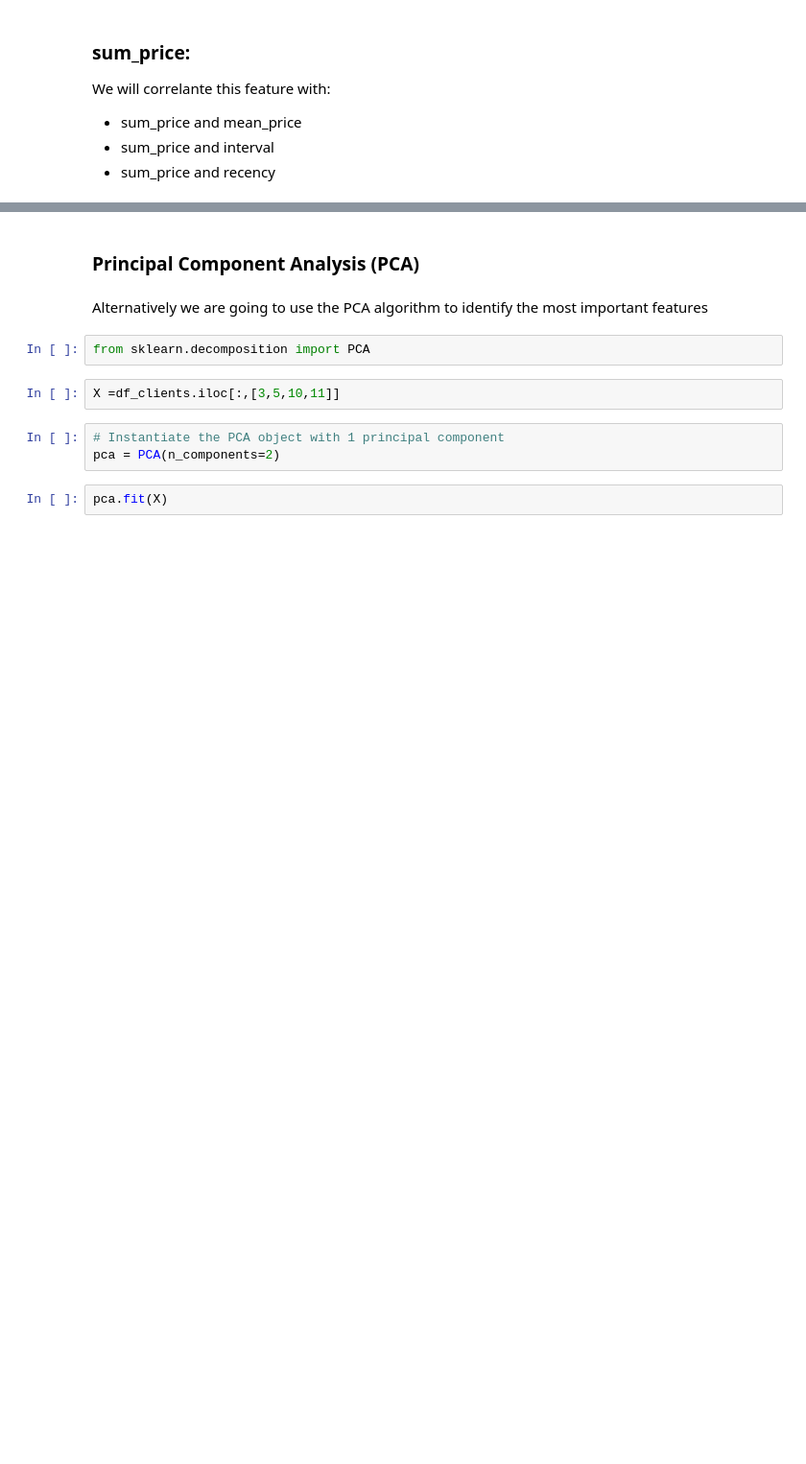
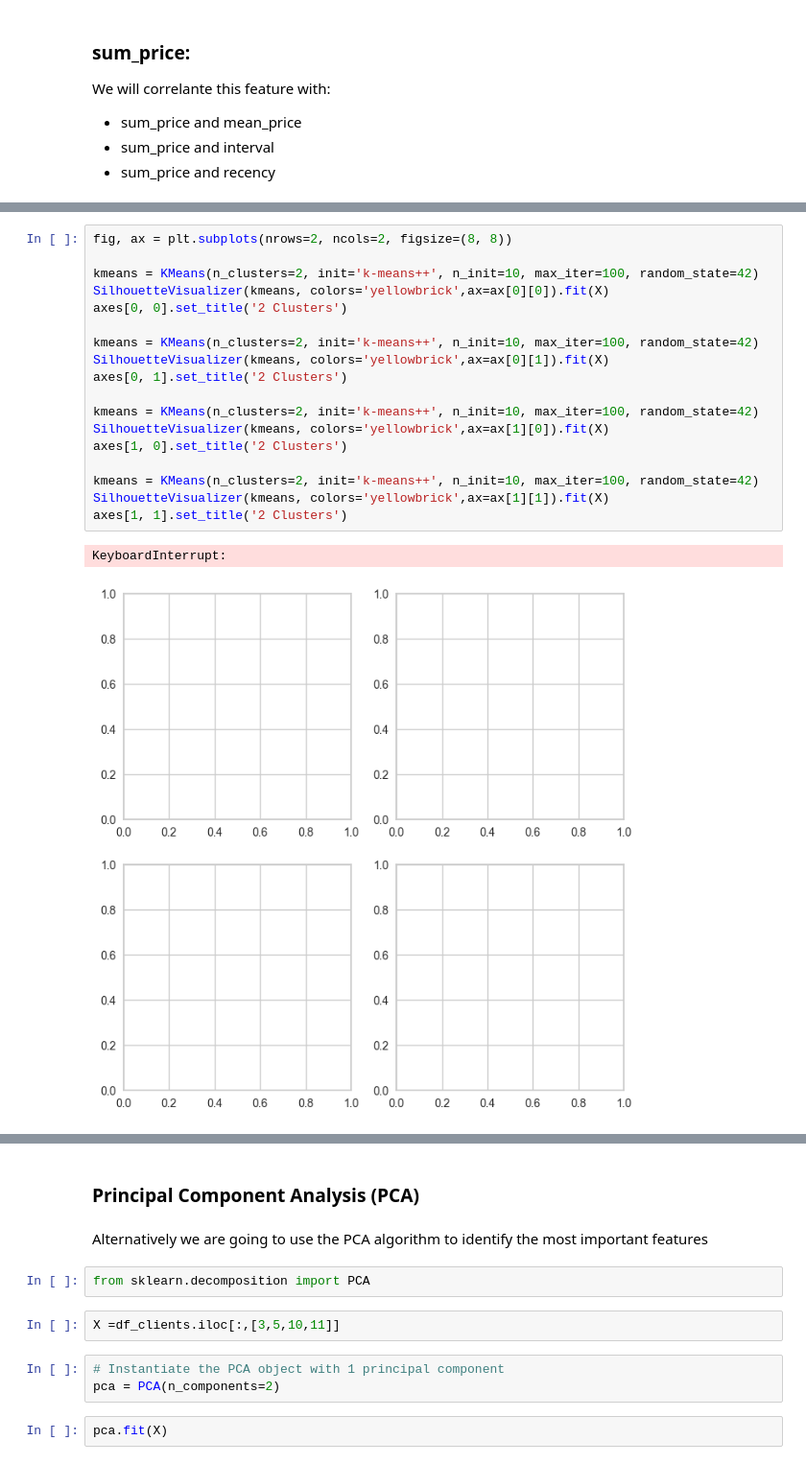
Before and after one commit to barbarafarah/clustering-clients, a Jupyter notebook: classifyng-customers.ipynb, the cells around one changed output, grey strips where cells are left out. Shown at 96% size. Cells and saved outputs as stored; diff of their text form; blank space fills up the shorter version.

```diff
--- a/classifyng-customers.ipynb
+++ b/classifyng-customers.ipynb
@@ -552,0 +679,21 @@ plt.show()
+# %%
+fig, ax = plt.subplots(nrows=2, ncols=2, figsize=(8, 8))
+
+kmeans = KMeans(n_clusters=2, init='k-means++', n_init=10, max_iter=100, random_state=42)
+SilhouetteVisualizer(kmeans, colors='yellowbrick',ax=ax[0][0]).fit(X)
+axes[0, 0].set_title('2 Clusters')
+
+kmeans = KMeans(n_clusters=2, init='k-means++', n_init=10, max_iter=100, random_state=42)
+SilhouetteVisualizer(kmeans, colors='yellowbrick',ax=ax[0][1]).fit(X)
+axes[0, 1].set_title('2 Clusters')
+
+kmeans = KMeans(n_clusters=2, init='k-means++', n_init=10, max_iter=100, random_state=42)
+SilhouetteVisualizer(kmeans, colors='yellowbrick',ax=ax[1][0]).fit(X)
+axes[1, 0].set_title('2 Clusters')
+
+kmeans = KMeans(n_clusters=2, init='k-means++', n_init=10, max_iter=100, random_state=42)
+SilhouetteVisualizer(kmeans, colors='yellowbrick',ax=ax[1][1]).fit(X)
+axes[1, 1].set_title('2 Clusters')
+# %% [output]
+KeyboardInterrupt:
+[figure, added]
```
Also changed, not shown: parts of 34 cells of this notebook, 3 other files.
